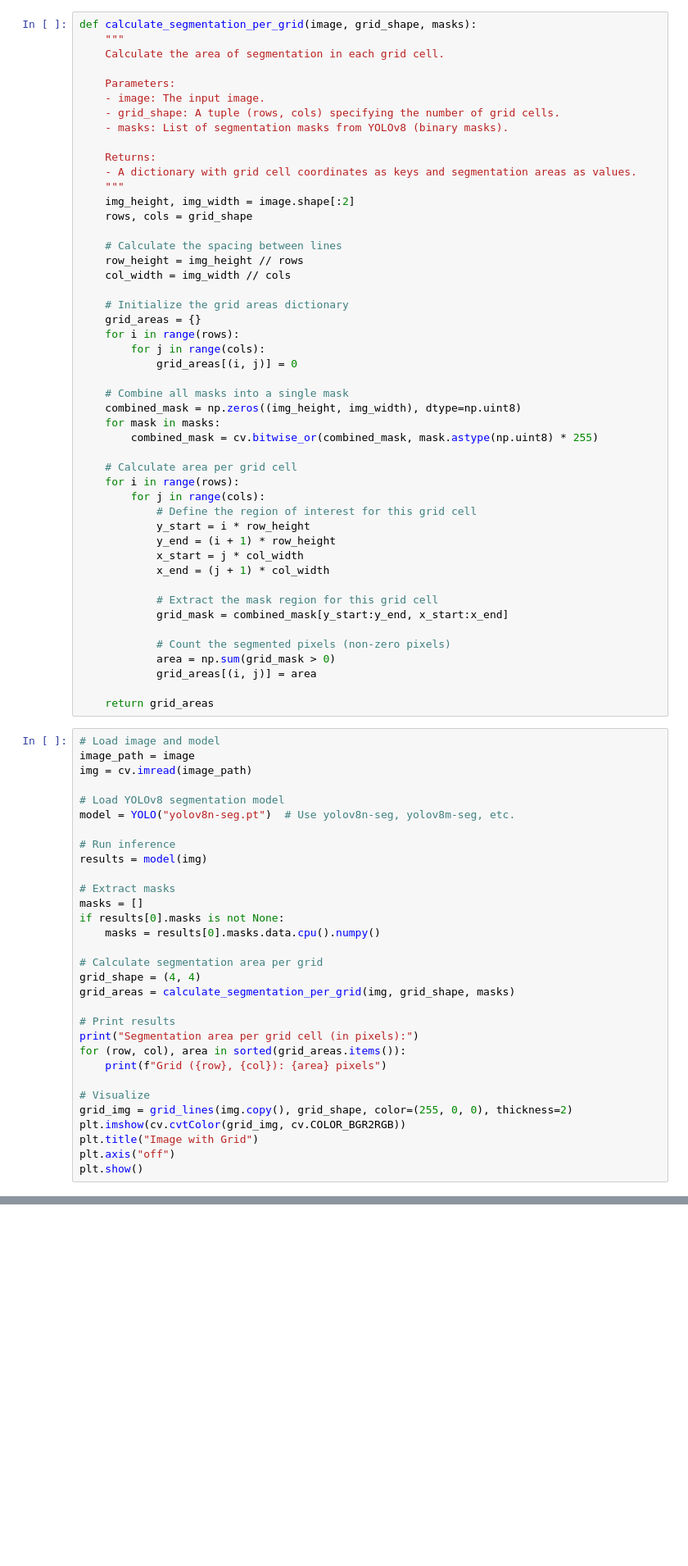
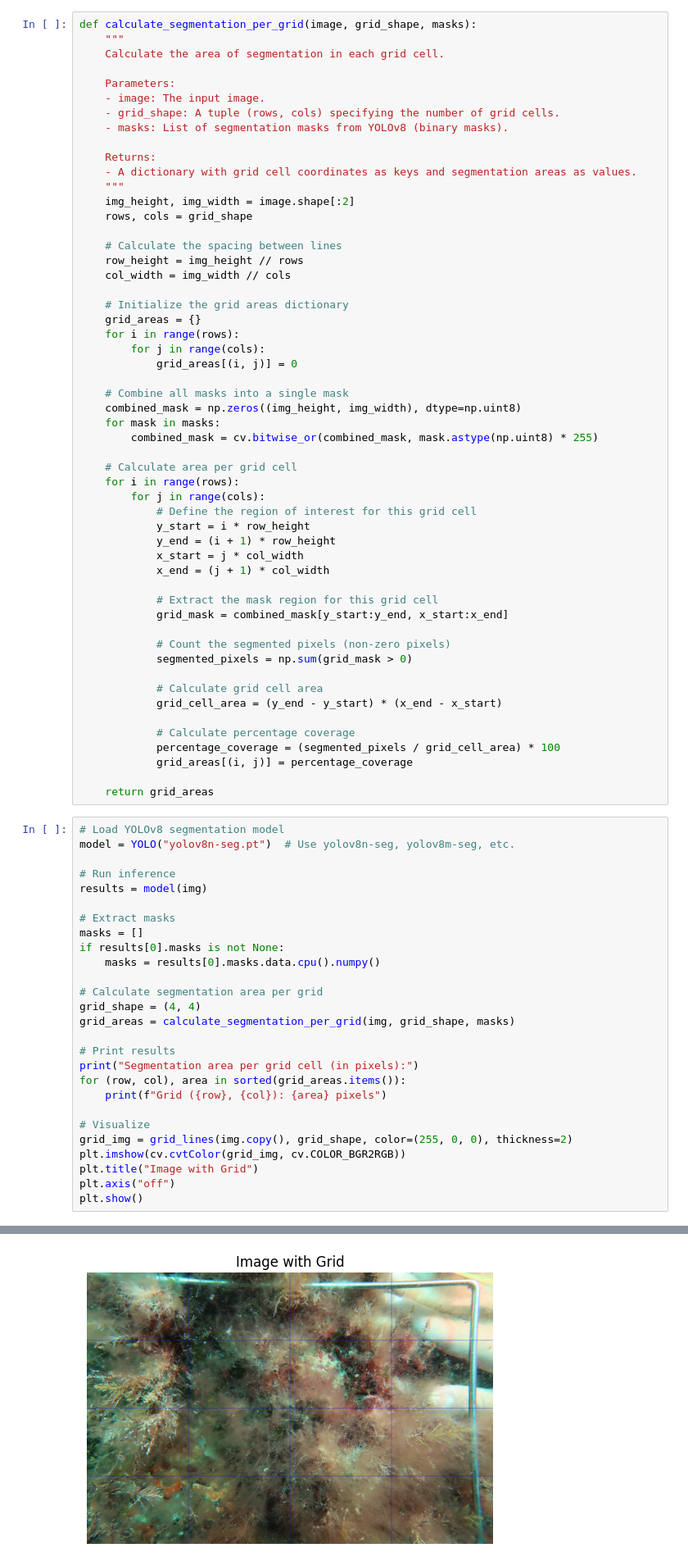
Before and after one commit to DolapoSalim/photoquadrats_analysis, a Jupyter notebook: vis.ipynb, the cells around one changed output, grey strips where cells are left out. Shown at 82% size. Drawn from its saved outputs; the diff is of its cells as text; blank space fills up the shorter version.

```diff
--- a/vis.ipynb
+++ b/vis.ipynb
@@ -95,15 +95,17 @@ def calculate_segmentation_per_grid(image, grid_shape, masks):
             grid_mask = combined_mask[y_start:y_end, x_start:x_end]
 
             # Count the segmented pixels (non-zero pixels)
-            area = np.sum(grid_mask > 0)
-            grid_areas[(i, j)] = area
+            segmented_pixels = np.sum(grid_mask > 0)
+
+            # Calculate grid cell area
+            grid_cell_area = (y_end - y_start) * (x_end - x_start)
+
+            # Calculate percentage coverage
+            percentage_coverage = (segmented_pixels / grid_cell_area) * 100
+            grid_areas[(i, j)] = percentage_coverage
 
     return grid_areas
 # %%
-# Load image and model
-image_path = image
-img = cv.imread(image_path)
-
 # Load YOLOv8 segmentation model
 model = YOLO("yolov8n-seg.pt")  # Use yolov8n-seg, yolov8m-seg, etc.
 
@@ -130,3 +132,4 @@ plt.imshow(cv.cvtColor(grid_img, cv.COLOR_BGR2RGB))
 plt.title("Image with Grid")
 plt.axis("off")
 plt.show()
+# %% [output]
@@ -132,0 +155 @@ plt.show()
+[figure, added]
```
Also changed, not shown: parts of 1 cell of this notebook, 1 other file.
